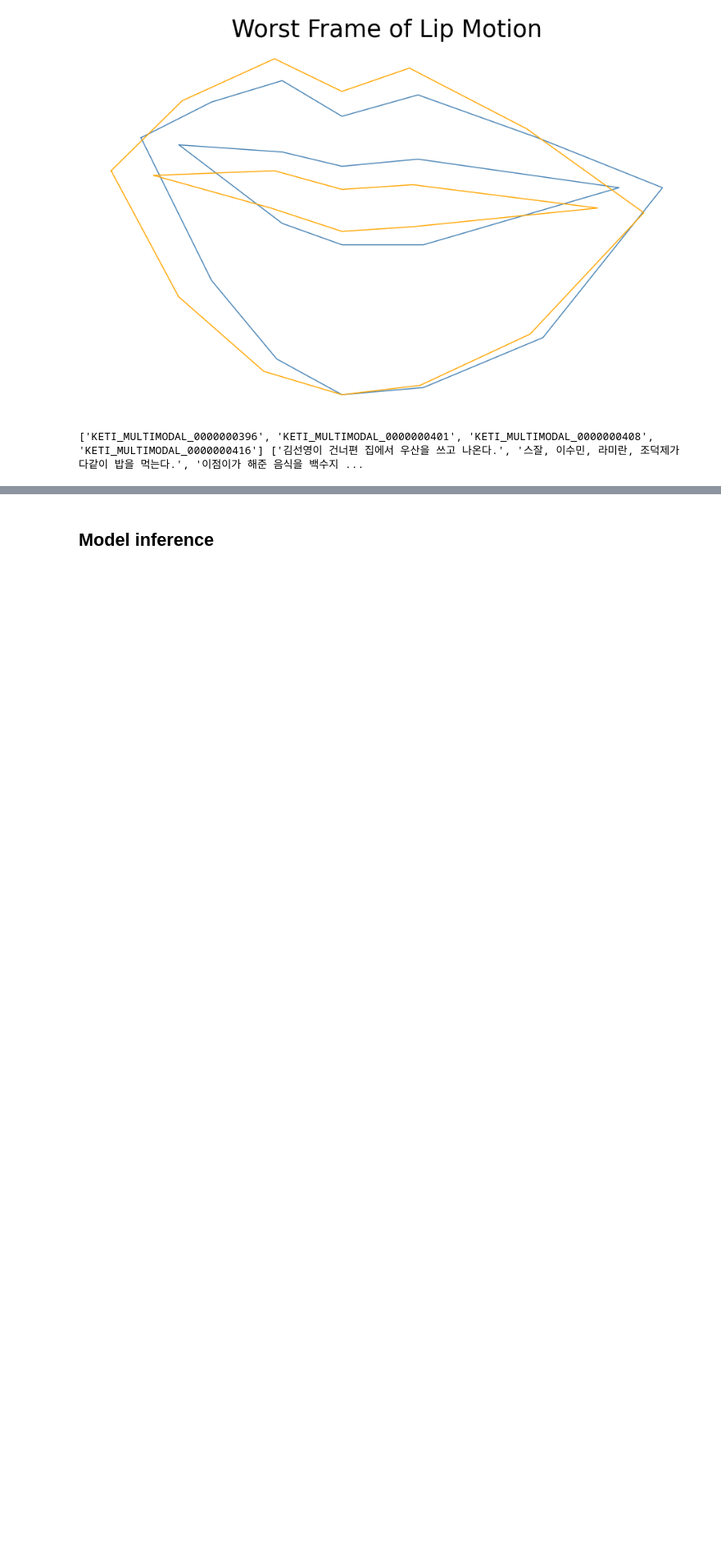
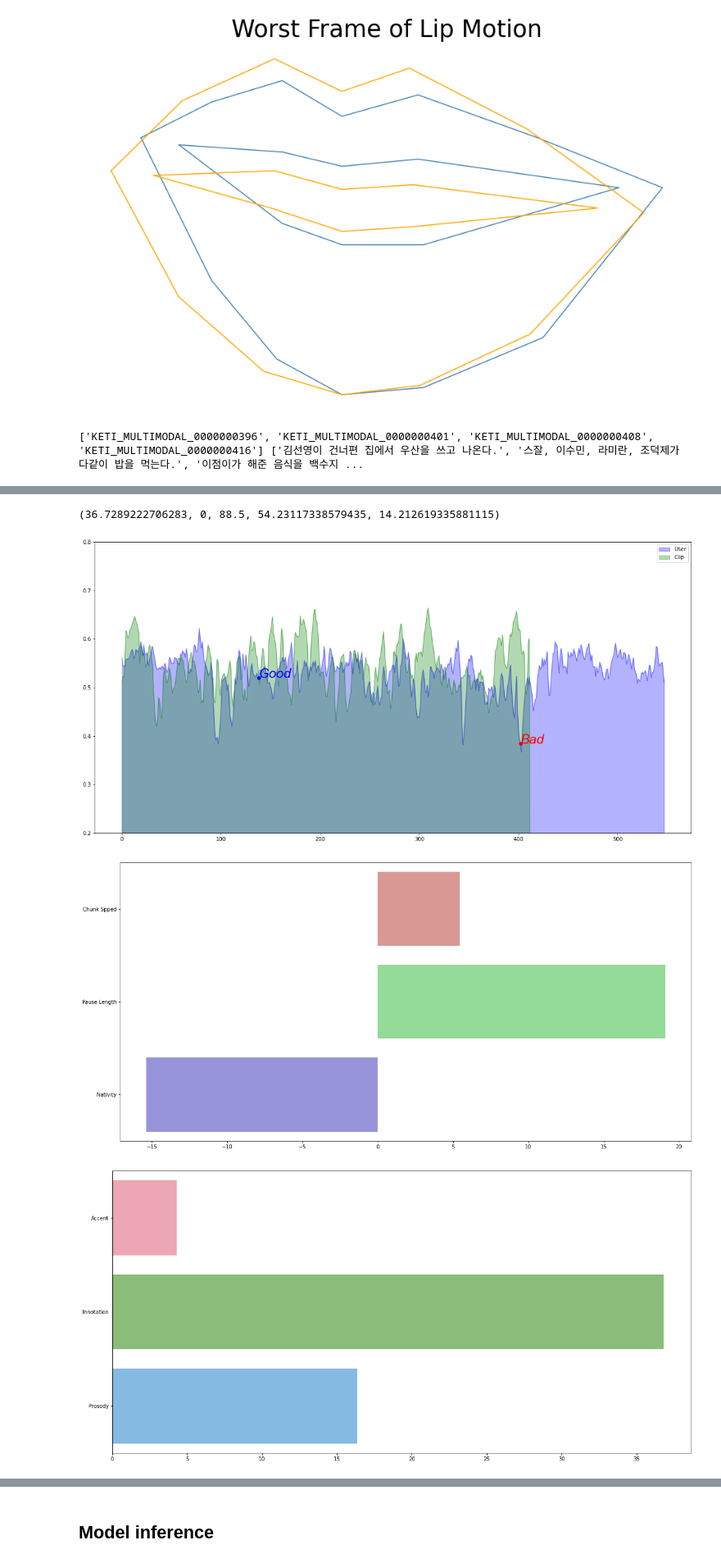
Before and after one commit to Ukjang/Help_me_Kingsis, a Jupyter notebook: prac.ipynb, the cells around one changed output, grey strips where cells are left out. Shown at 82% size. Cells and saved outputs as stored; diff of their text form; code cells hidden in the pictures; blank space fills up the shorter version.

```diff
--- a/prac.ipynb
+++ b/prac.ipynb
@@ -154,0 +170,44 @@ print(video_names, ds_lst)
+# %%
+file_path = './data/'
+video_name = 'system_video'
+target_name = 'user_video'
+video_index = 0
+video_num = 4
+target_dir = './data/test'
+source_audio = f'./data/Audio/{video_num}th_video.wav'
+target_audio = './data/Audio/user_video.wav'
+export_dir = './data/Audio/'
+api_sys = './data/Audio/api_system_audio.wav'
+api_user = './data/Audio/api_user_audio.wav'
+pro_path = './data/Audio/pronoun.wav'
+
+def total_infer(video_name, file_path, target_name, target_dir, video_index, source_audio, target_audio, video_num,export_dir, api_sys, api_user, pro_path, sys_text=None, selected_dir=None):
+    lst, dialogue = contents_select.contents_select(filepath=file_path, video_name=video_name, exist=True)
+    lets_study, lets_study_lip_lst = contents_select.create_study_dir(video_name, lst, dialogue=dialogue, object=None, exist=True)
+    selected_dir = f'./data/Study_Dir/{lets_study[video_index]}th_Study_Dir'
+
+    Lip_motion.make_target_dir(target_name, selected_dir)
+
+    dir_lst = lets_study
+    l_score, l_lst = Lip_motion.lip_motion_analysis(video_index, target_dir, dir_lst)
+
+    Wave.make_wave_file(f'{video_num}th_video', f'./data/Study_Dir/{video_num}th_Study_Dir/')
+    Wave.make_wave_file(videoname=target_name, directory=file_path)
+
+    mfcc_score, x_sys, y_sys, x_user, y_user = Wave.MFCC(source_audio, target_audio, export_dir)
+
+    t_score, sys_text, user_text = Pronounce.text_recognition(api_sys, api_user)
+    p_score = Pronounce.prounce_score(pro_path, sys_text)
+
+    visualize.mfcc_visualize(x_sys, y_sys, x_user, y_user)
+    visualize.pronunciation_visualize(p_score)
+    visualize.text_recognition_visualize(sys_text, user_text)
+    visualize.lip_visualize(video_num, l_lst)
+    visualize.radar_visualize(p_score, t_score, mfcc_score, l_score)
+
+    reg = reg_score(p_score, t_score, mfcc_score, l_score)
+
+    return reg, p_score, t_score, mfcc_score, l_score
+# %%
+total_infer(video_name, file_path, target_name, target_dir, video_index, source_audio, target_audio, video_num, export_dir, api_sys, api_user, pro_path)
+# %% [output]
@@ -154,0 +233,4 @@ print(video_names, ds_lst)
+(36.7289222706283, 0, 88.5, 54.23117338579435, 14.212619335881115)
+[figure, added]
+[figure, added]
+[figure, added]
```
Also changed, not shown: parts of 4 cells of this notebook, 9 other files.
